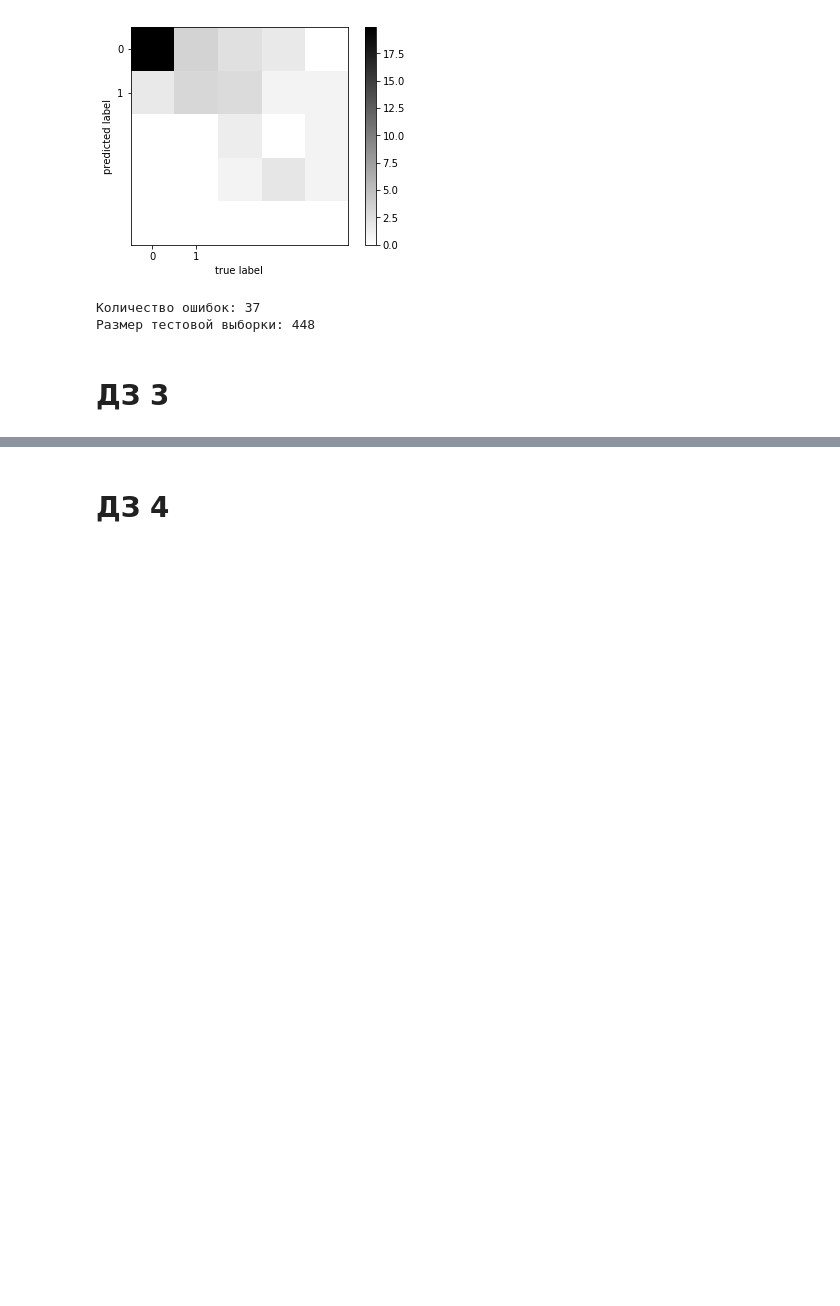
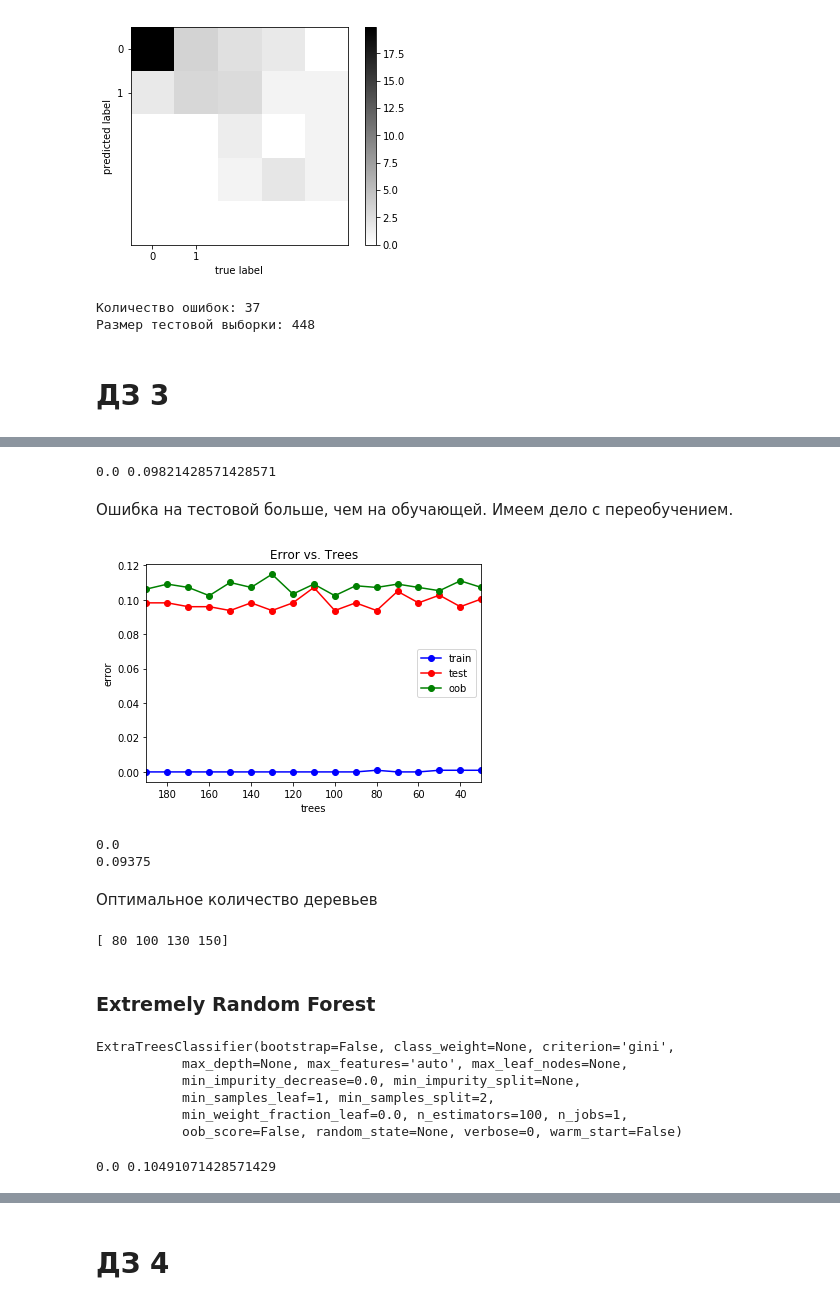
Before and after one commit to komarovn/ML-TMDB-Analysis, a Jupyter notebook: tmdb.ipynb, the cells around one changed output, grey strips where cells are left out. Drawn from its saved outputs; the diff is of its cells as text; code cells hidden in the pictures; blank space fills up the shorter version.

```diff
--- a/tmdb.ipynb
+++ b/tmdb.ipynb
@@ -711,0 +714,4 @@ print("Размер тестовой выборки: " + str(len(X_test)))
+# %%
+from sklearn import ensemble
+rf = ensemble.RandomForestClassifier(n_estimators = 100)
+rf.fit(X_train, y_train)
@@ -711,0 +726,64 @@ print("Размер тестовой выборки: " + str(len(X_test)))
+# %%
+y_train_pred = rf.predict(X_train)
+y_test_pred = rf.predict(X_test)
+print(np.mean(y_train != y_train_pred), np.mean(y_test != y_test_pred))
+# %% [output]
+0.0 0.09821428571428571
+# %% [markdown]
+Ошибка на тестовой больше, чем на обучающей. Имеем дело с переобучением.
+# %%
+trees_arr = np.arange(30, 200, 10)
+test_err = []
+train_err = []
+oob_err = []
+for trees in trees_arr:
+    rf = ensemble.RandomForestClassifier(n_estimators = trees, oob_score=True)
+    rf.fit(X_train, y_train)
+    train_err.append(np.mean(y_train != rf.predict(X_train)))
+    test_err.append(np.mean(y_test  != rf.predict(X_test)))
+    oob_err.append(1 - rf.oob_score_)
+
+plt.plot(trees_arr, train_err, 'b-o', label = 'train')
+plt.plot(trees_arr, test_err, 'r-o', label = 'test')
+plt.plot(trees_arr, oob_err, 'g-o', label = 'oob')
+plt.xlim([np.max(trees_arr), np.min(trees_arr)])
+plt.title('Error vs. Trees')
+plt.xlabel('trees')
+plt.ylabel('error')
+plt.legend()
+pass
+# %% [output]
+[figure, added]
+# %%
+min_train_err = np.min(train_err)
+min_test_err = np.min(test_err)
+print( min_train_err)
+print( min_test_err)
+# %% [output]
+0.0
+0.09375
+# %% [markdown]
+Оптимальное количество деревьев
+# %%
+trees_opt = trees_arr[test_err == min_test_err]
+print(trees_opt)
+# %% [output]
+[ 80 100 130 150]
+# %% [markdown]
+### Extremely Random Forest
+# %%
+ert = ensemble.ExtraTreesClassifier(n_estimators = 100)
+ert.fit(X_train, y_train)
+# %% [output]
+ExtraTreesClassifier(bootstrap=False, class_weight=None, criterion='gini',
+           max_depth=None, max_features='auto', max_leaf_nodes=None,
+           min_impurity_decrease=0.0, min_impurity_split=None,
+           min_samples_leaf=1, min_samples_split=2,
+           min_weight_fraction_leaf=0.0, n_estimators=100, n_jobs=1,
+           oob_score=False, random_state=None, verbose=0, warm_start=False)
+# %%
+y_train_pred = ert.predict(X_train)
+y_test_pred = ert.predict(X_test)
+print(np.mean(y_train != y_train_pred), np.mean(y_test != y_test_pred))
+# %% [output]
+0.0 0.10491071428571429
```
Also changed, not shown: parts of 18 cells of this notebook.
